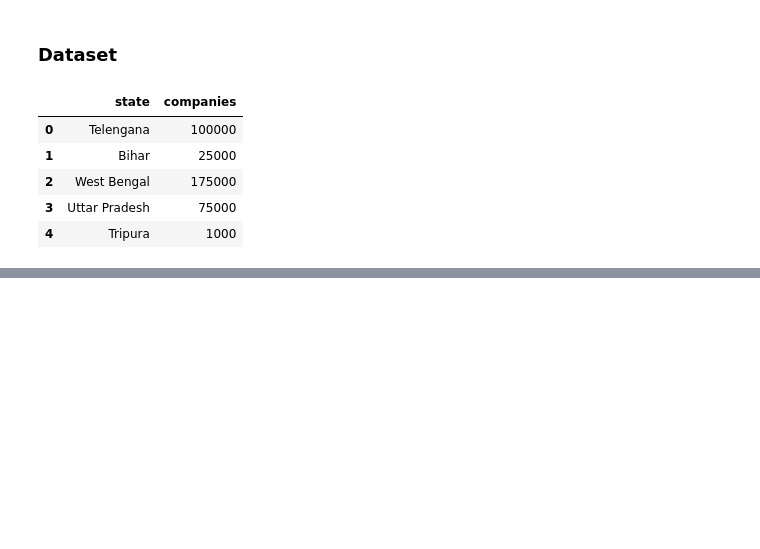
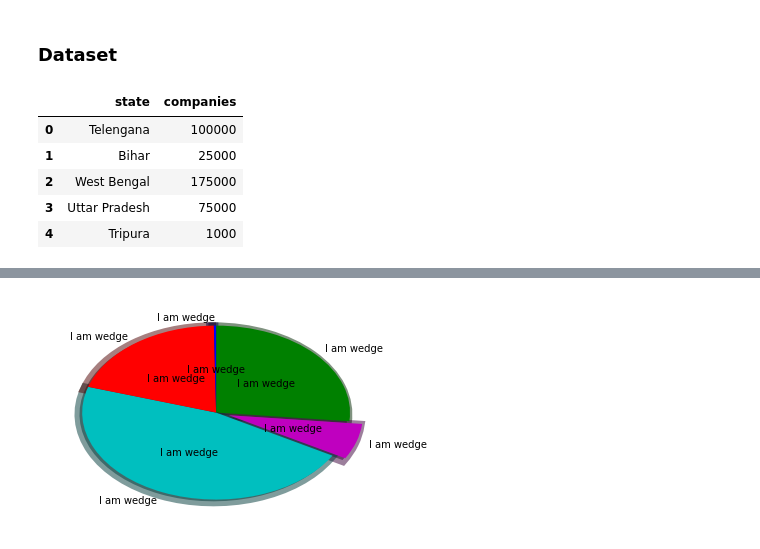
Before and after one commit to sharathchandu0007/data-science-notes, a Jupyter notebook: Pie plot.ipynb, the cells around one changed output, grey strips where cells are left out. Saved outputs shown, nothing was run; the diff lists cells and outputs as text; code cells hidden in the pictures; blank space fills up the shorter version.

```diff
--- a/Pie plot.ipynb
+++ b/Pie plot.ipynb
@@ -409,0 +181,6 @@ plt.pie(x=data['companies'],labels=data['state'], explode=[0,0.1,0,0,0],colors=[
+# %%
+plt.pie(x=data['companies'],labels=data['state'], explode=[0,0.1,0,0,0],colors=['g','m','c','r','b'],autopct='%1.1f%%',
+        pctdistance=0.5,shadow=True,labeldistance=1.1,startangle=90,radius=1,counterclock=False,wedgeprops = {'linewidth': 10},
+       textprops={'text': 'I am wedge'});
+# %% [output]
+[figure, added]
```
Also changed, not shown: parts of 70 cells of this notebook, 5 other files.
